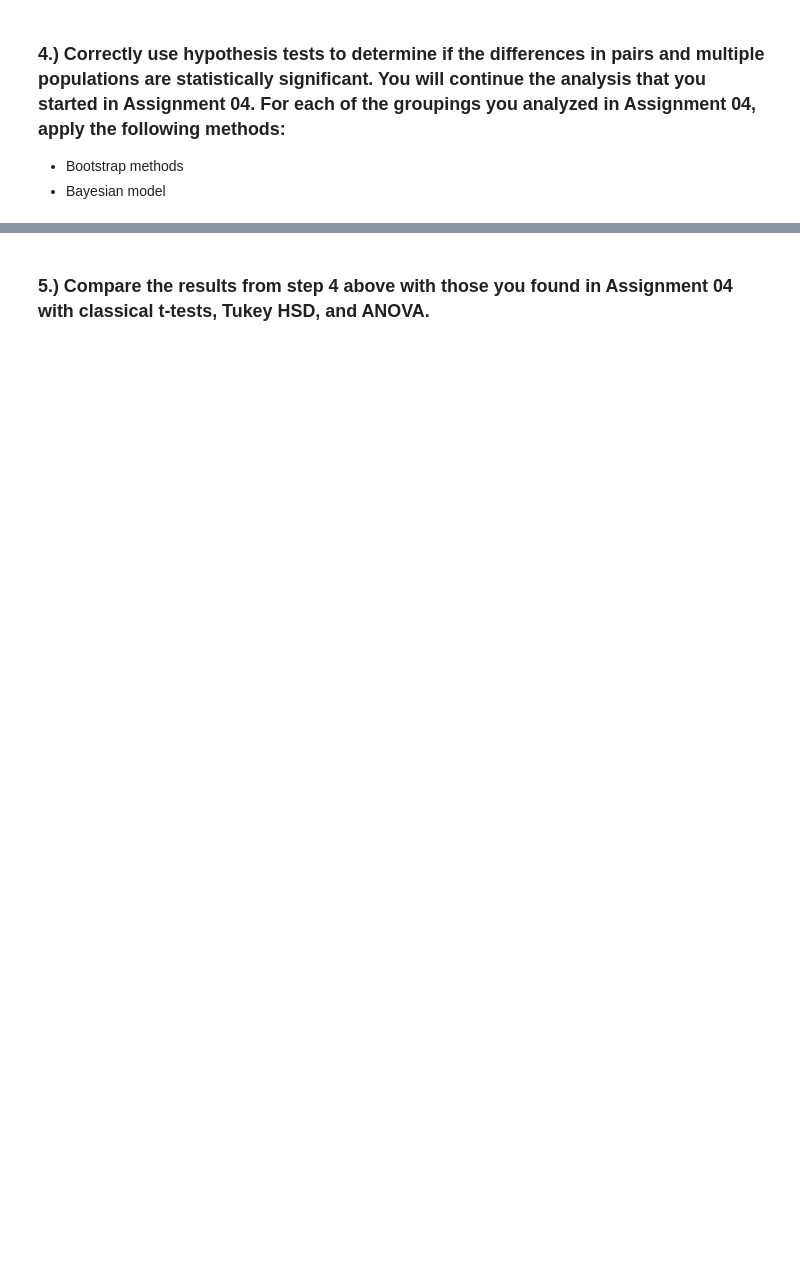
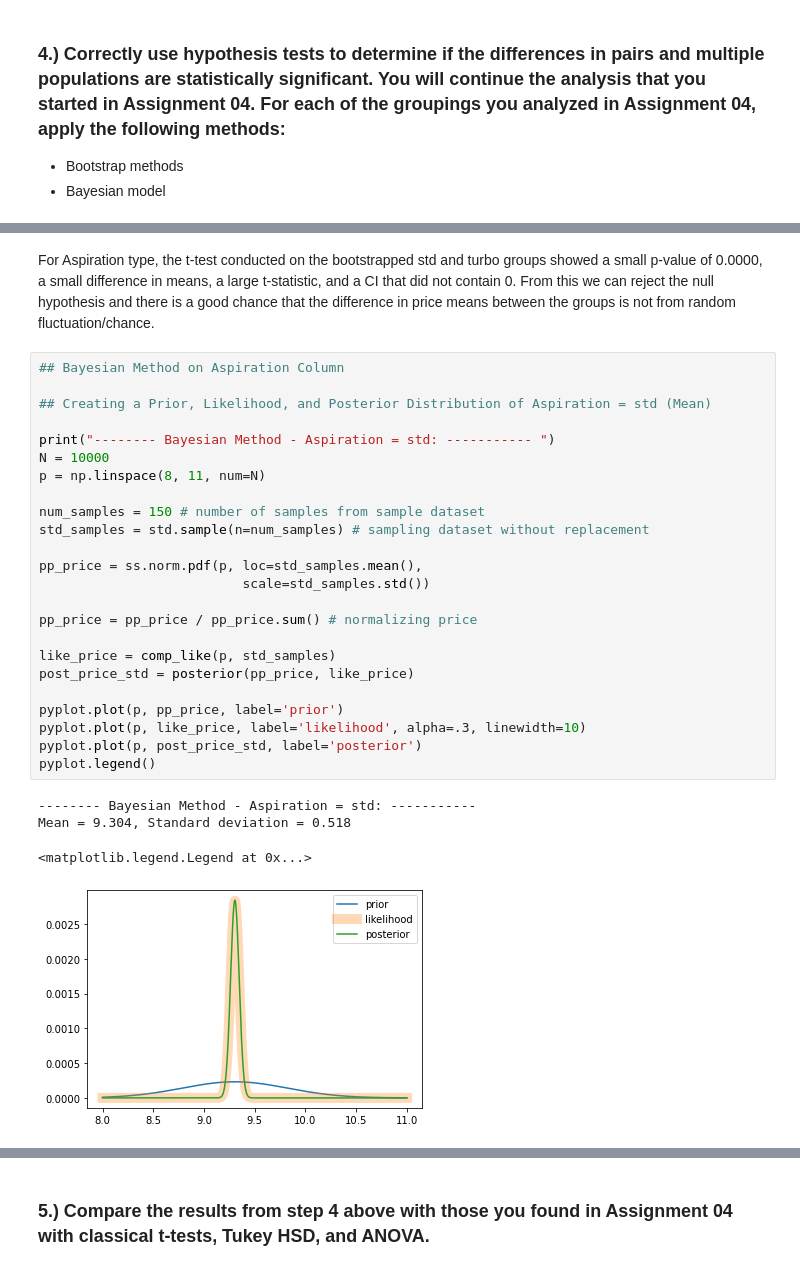
Before and after one commit to anajaved/UW_Data_Science_Cert, a Jupyter notebook: AnaJaved-M02-HypothesisSim.ipynb, the cells around one changed output, grey strips where cells are left out. Cells and saved outputs as stored; diff of their text form; blank space fills up the shorter version.

```diff
--- a/AnaJaved-M02-HypothesisSim.ipynb
+++ b/AnaJaved-M02-HypothesisSim.ipynb
@@ -333,0 +478,31 @@ Mean = 9.350, Standard deviation = 0.516
+# %% [markdown]
+For Aspiration type, the t-test conducted on the bootstrapped std and turbo groups showed a small p-value of 0.0000, a small difference in means, a large t-statistic, and a CI that did not contain 0. From this we can reject the null hypothesis and there is a good chance that the difference in price means between the groups is not from random fluctuation/chance.
+# %%
+## Bayesian Method on Aspiration Column
+
+## Creating a Prior, Likelihood, and Posterior Distribution of Aspiration = std (Mean)
+
+print("-------- Bayesian Method - Aspiration = std: ----------- ")
+N = 10000
+p = np.linspace(8, 11, num=N)
+
+num_samples = 150 # number of samples from sample dataset
+std_samples = std.sample(n=num_samples) # sampling dataset without replacement
+
+pp_price = ss.norm.pdf(p, loc=std_samples.mean(),
+                          scale=std_samples.std())
+
+pp_price = pp_price / pp_price.sum() # normalizing price
+
+like_price = comp_like(p, std_samples)
+post_price_std = posterior(pp_price, like_price)
+
+pyplot.plot(p, pp_price, label='prior')
+pyplot.plot(p, like_price, label='likelihood', alpha=.3, linewidth=10)
+pyplot.plot(p, post_price_std, label='posterior')
+pyplot.legend()
+# %% [output]
+-------- Bayesian Method - Aspiration = std: -----------
+Mean = 9.304, Standard deviation = 0.518
+<matplotlib.legend.Legend at 0x...>
+[figure, added]
```
Also changed, not shown: parts of 17 cells of this notebook.
